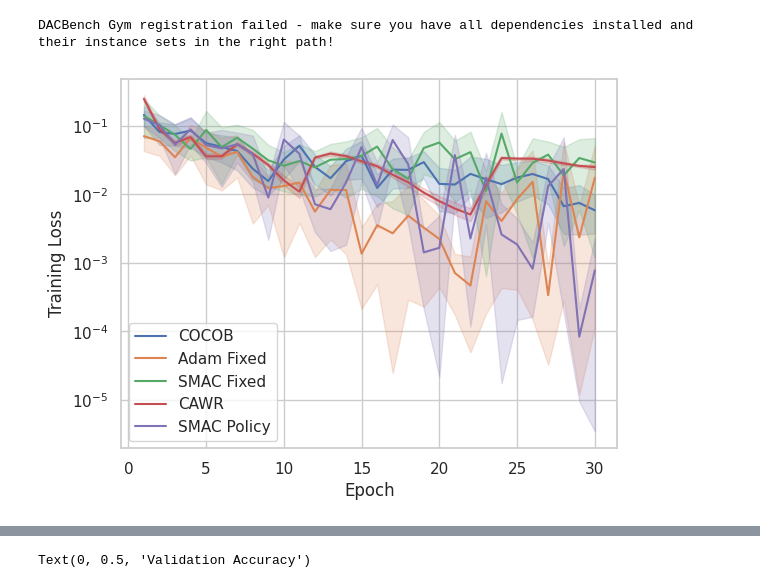
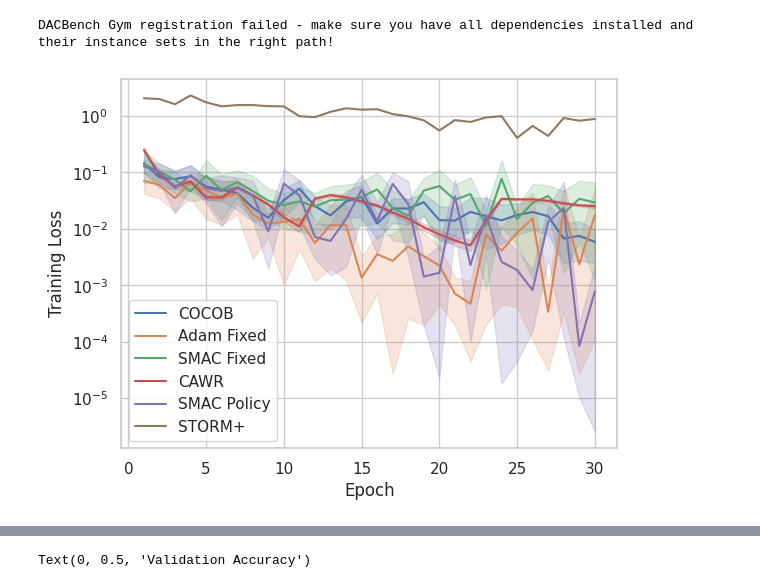
Before and after one commit to MichaHenh/Revisiting_LR_Control, a Jupyter notebook: ba_parameter_free_dac/plotting_mnist.ipynb, the cells around one changed output, grey strips where cells are left out. Cells and saved outputs as stored; diff of their text form; code cells hidden in the pictures.

```diff
--- a/ba_parameter_free_dac/plotting_mnist.ipynb
+++ b/ba_parameter_free_dac/plotting_mnist.ipynb
@@ -41,20 +41,22 @@ sns.set_style('whitegrid')
 # %%
 
 cocob_tl = toDataFrame('./results_cluster/results/COCOB_mnist/*/CustomTrackingWrapper.jsonl', 'training_losses', 3)
 adam_fixed_tl = toDataFrame('./results_cluster/results/Adam_fixed_mnist/*/CustomTrackingWrapper.jsonl', 'training_losses', 3)
 smac_fixed_tl = toDataFrame('./results_cluster/results/SMAC_fixed_mnist/*/CustomTrackingWrapper.jsonl', 'training_losses', 3)
 cawr_tl = toChunkedDataFrame('./results_cluster/results/CAWR_mnist/*/CustomTrackingWrapper.jsonl', 'training_losses', 3, 450)
 smac_policy_tl = toDataFrame('./results_cluster/results/smacpolicy_mnist/*/CustomTrackingWrapper.jsonl', 'training_losses', 3)
+stormplus_tl = toDataFrame('./results_cluster/results/STORMplus_mnist/*/CustomTrackingWrapper.jsonl', 'training_losses', 3)
 sns.lineplot(data=cocob_tl, x='epoch', y='value', label='COCOB')
 sns.lineplot(data=adam_fixed_tl, x='epoch', y='value', label='Adam Fixed')
 sns.lineplot(data=smac_fixed_tl, x='epoch', y='value', label='SMAC Fixed')
 sns.lineplot(data=cawr_tl, x='epoch', y='value', label='CAWR')
 sns.lineplot(data=smac_policy_tl, x='epoch', y='value', label='SMAC Policy')
+sns.lineplot(data=stormplus_tl, x='epoch', y='value', label='STORM+')
 plt.xlabel('Epoch')
 plt.ylabel('Training Loss')
 plt.yscale('log')
 # %% [output]
-[figure, old version]
+[figure, new version]
 # %%
 
 cocob_vl = toDataFrame('./results_cluster/results/COCOB_mnist/*/CustomTrackingWrapper.jsonl', 'validation_losses', 5)
```
Also changed, not shown: parts of 3 cells of this notebook, 3 other files.
